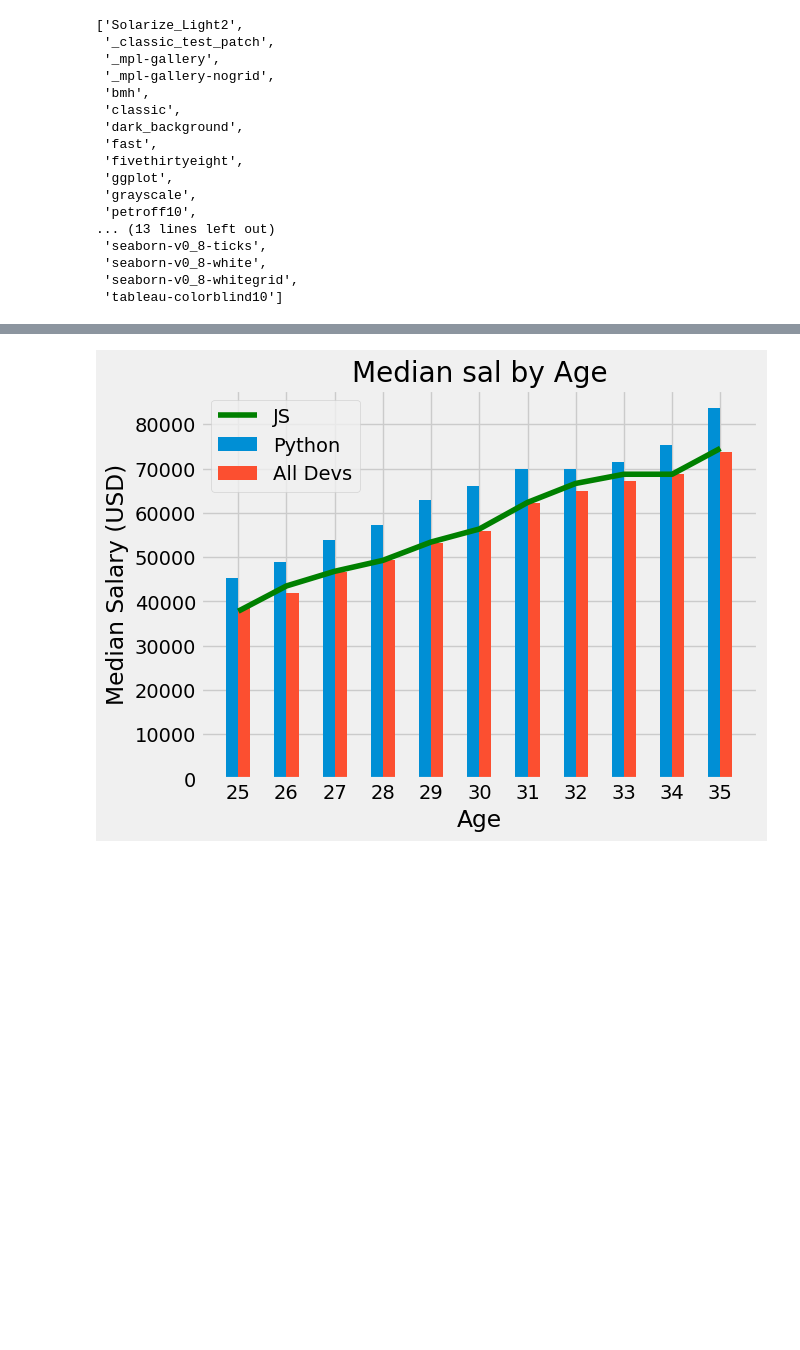
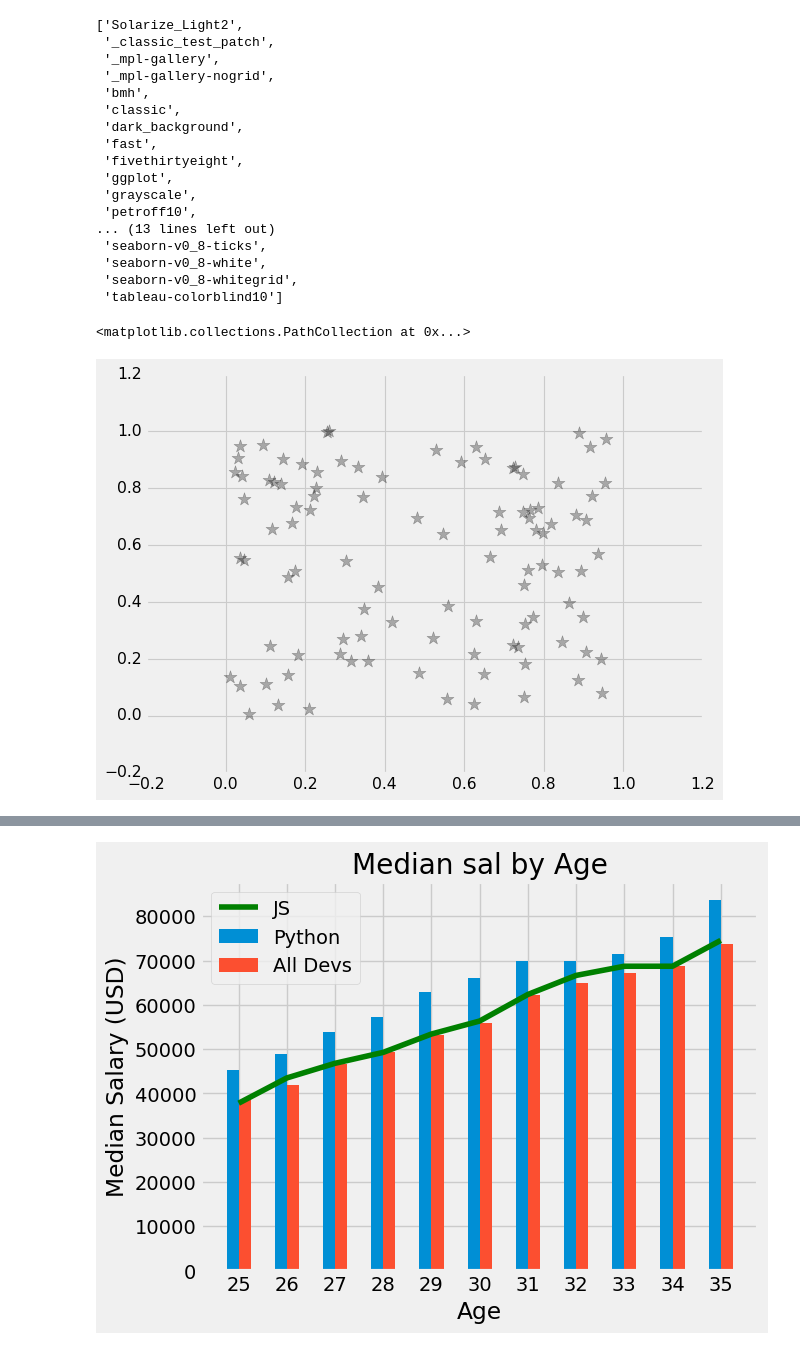
Before and after one commit to SharanJaiswal/py, a Jupyter notebook: DSc/02_matplot.ipynb, the cells around one changed output, grey strips where cells are left out. Cells and saved outputs as stored; diff of their text form; code cells hidden in the pictures; blank space fills up the shorter version.

```diff
--- a/DSc/02_matplot.ipynb
+++ b/DSc/02_matplot.ipynb
@@ -28,6 +27,17 @@ plt.style.available
 # plt.xkcd()
 # %%
 plt.style.use('fivethirtyeight')
+# %%
+# Basic is scatterplot. -- Plotting just points
+X_data = np.random.random(100)
+Y_data = np.random.random(100)
+
+plt.scatter(X_data, Y_data, color="#000000", alpha=0.3, marker='*', s=150)
+
+# plt.show() # if this is not jupyter noteebook, then we must use this
+# %% [output]
+<matplotlib.collections.PathCollection at 0x...>
+[figure, added]
 # %%
 # list of values on the x-axis
 ages_x = [25, 26, 27, 28, 29, 30, 31, 32, 33, 34, 35]    # age
```
Also changed, not shown: parts of 16 cells of this notebook, 5 other files.
